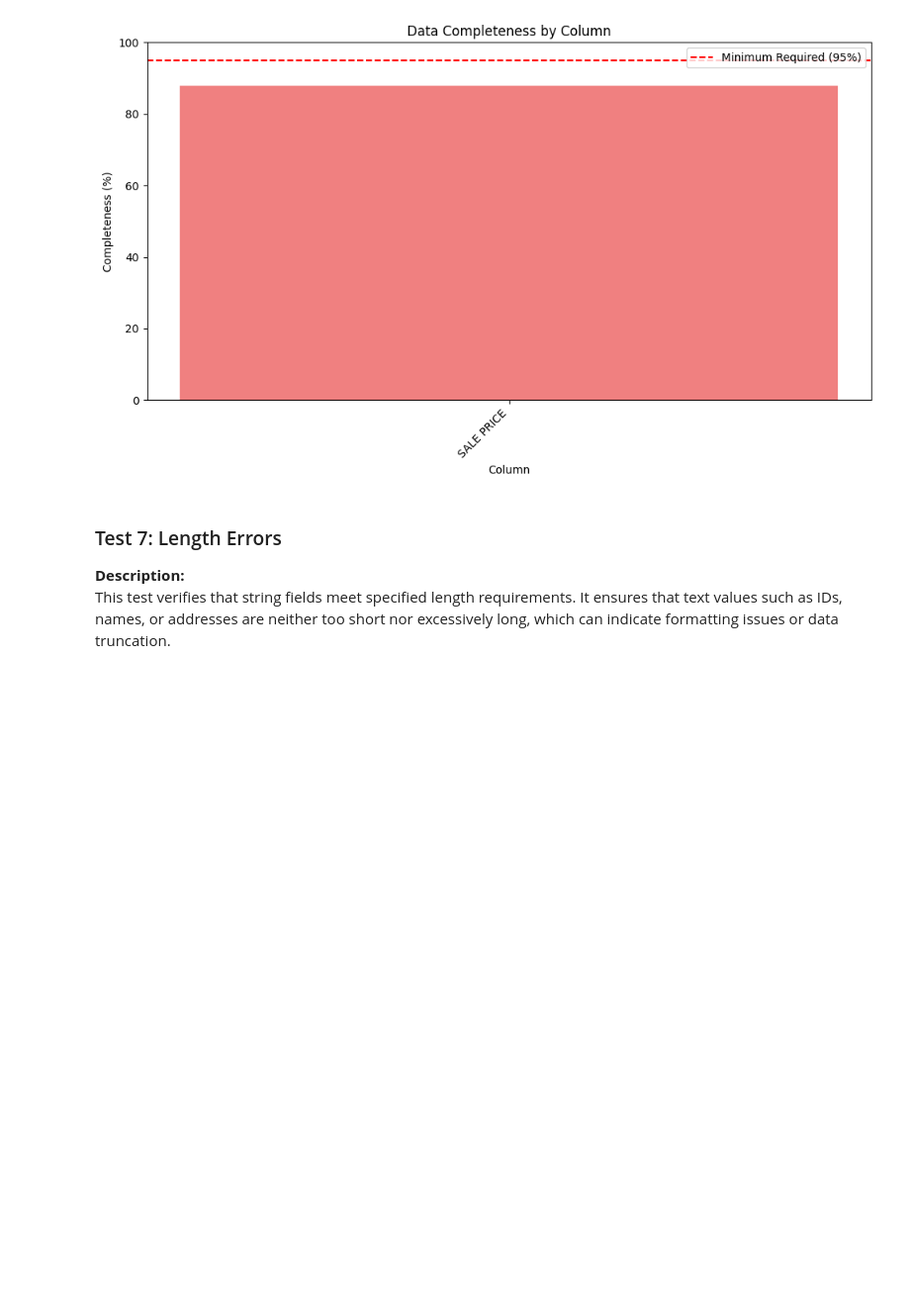
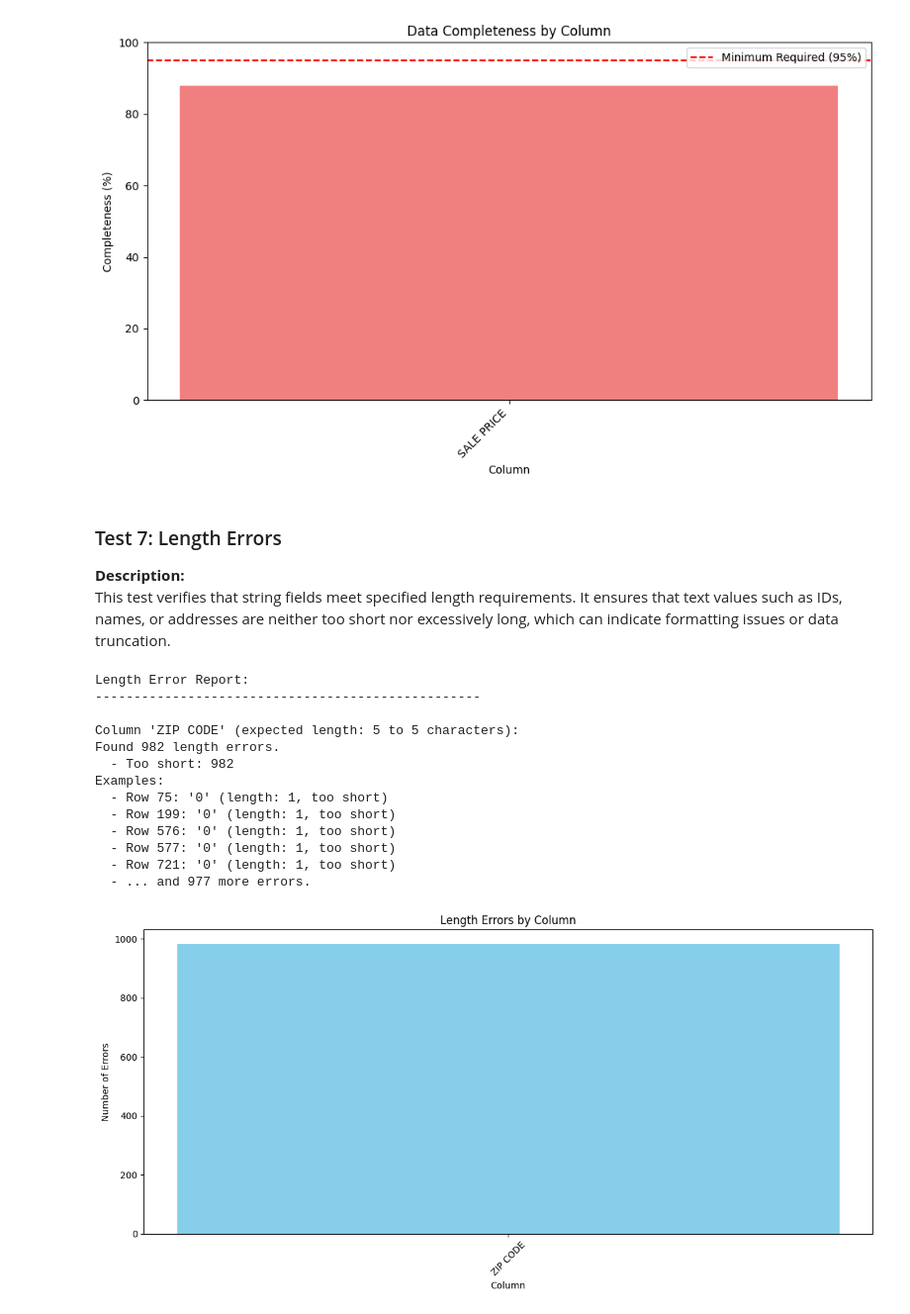
Before and after one commit to ObayAlshaer/CSI4142_Assignment-2, a Jupyter notebook: Dataset1/Dataset1.ipynb, the cells around one changed output. Shown at 99% size. Drawn from its saved outputs; the diff is of its cells as text; code cells hidden in the pictures; blank space fills up the shorter version.

```diff
--- a/Dataset1/Dataset1.ipynb
+++ b/Dataset1/Dataset1.ipynb
@@ -939,3 +936,15 @@ Column 'SALE PRICE':
 ### Test 7: Length Errors
 **Description:**
 This test verifies that string fields meet specified length requirements. It ensures that text values such as IDs, names, or addresses are neither too short nor excessively long, which can indicate formatting issues or data truncation.
+# %%
+# PARAMETERS FOR THE CHECKER
+# List all text columns with their minimum and maximum expected length
+length_checks = {
+    'ADDRESS': {'min': 5, 'max': 100},  # Street addresses should be reasonably long
+    'NEIGHBORHOOD': {'min': 3, 'max': 50},  # Neighborhood names
+    'BUILDING CLASS CATEGORY': {'min': 2, 'max': 150},  # Building class descriptions
+    'ZIP CODE': {'min': 5, 'max': 5}  # Standard US ZIP code is 5 digits
+}
+
+# Specify whether to trim whitespace before length calculation
+trim_whitespace = True
@@ -941,0 +1007,64 @@ This test verifies that string fields meet specified length requirements. It ens
+# %%
+# RESULTS
+# Generate report
+print("Length Error Report:")
+print("-" * 50)
+
+if not length_errors:
+    print("No length errors found. All text columns meet their length constraints.")
+else:
+    for column, error_info in length_errors.items():
+        constraints = error_info['constraints']
+        errors = error_info['errors']
+
+        print(f"\nColumn '{column}' (expected length: {constraints['min']} to {constraints['max']} characters):")
+        print(f"Found {len(errors)} length errors.")
+
+        # Count too short
+        too_short = sum(1 for _, _, length in errors if length < constraints['min'])
+
+        print(f"  - Too short: {too_short}")
+        print("Examples:")
+        for i, (idx, value, length) in enumerate(errors[:5]):  # Show first 5 examples
+            issue = "too short" if length < constraints['min'] else "too long"
+            print(f"  - Row {idx+1}: '{value}' (length: {length}, {issue})")
+        if len(errors) > 5:
+            print(f"  - ... and {len(errors)-5} more errors.")
+
+   # Compute error counts for each column.
+columns = list(length_errors.keys())
+too_short_counts = [
+    sum(1 for _, _, length in error_info['errors'] if length < error_info['constraints']['min'])
+    for error_info in length_errors.values()
+]
+
+x = np.arange(len(columns))
+bar_width = 0.35
+
+plt.figure(figsize=(12, 6))
+# Plot a single bar per column (ZIP CODE bar will be centered as well)
+plt.bar(x, too_short_counts, bar_width, color='skyblue')
+
+plt.title('Length Errors by Column')
+plt.xlabel('Column')
+plt.ylabel('Number of Errors')
+plt.xticks(x, columns, rotation=45, ha='center')
+
+# No legend is added (since there's only one type of error)
+plt.tight_layout()
+plt.show()
+# %% [output]
+Length Error Report:
+--------------------------------------------------
+
+Column 'ZIP CODE' (expected length: 5 to 5 characters):
+Found 982 length errors.
+  - Too short: 982
+Examples:
+  - Row 75: '0' (length: 1, too short)
+  - Row 199: '0' (length: 1, too short)
+  - Row 576: '0' (length: 1, too short)
+  - Row 577: '0' (length: 1, too short)
+  - Row 721: '0' (length: 1, too short)
+  - ... and 977 more errors.
+[figure, added]
```
Also changed, not shown: parts of 17 cells of this notebook, 1 other file.
